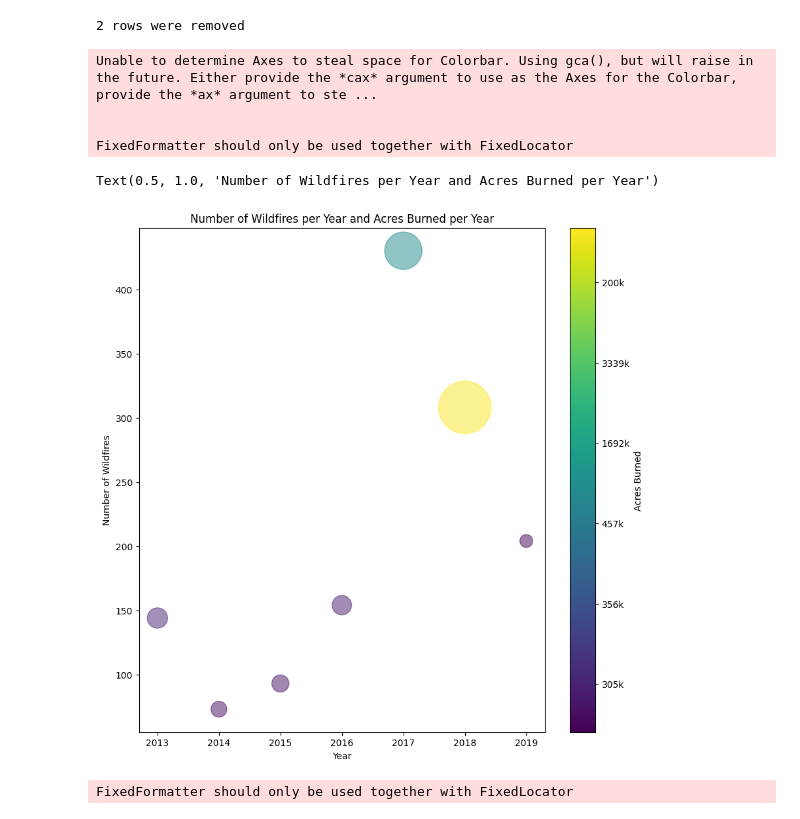
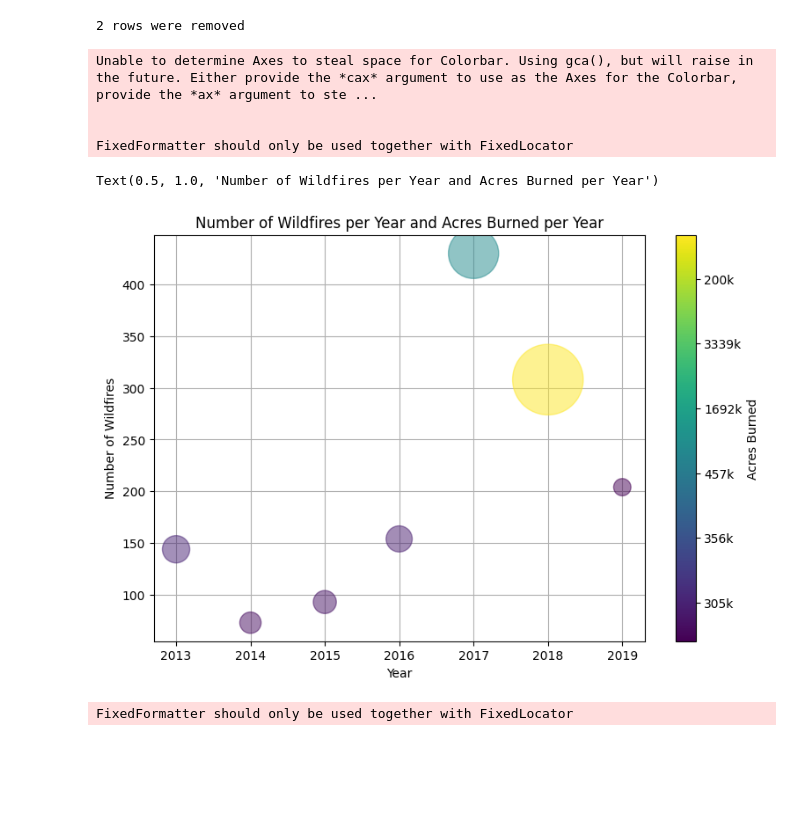
Before and after one commit to okaynils/fhnw-ds-gdv, a Jupyter notebook: wildfires.ipynb, the cells around one changed output. Cells and saved outputs as stored; diff of their text form; code cells hidden in the pictures; blank space fills up the shorter version.

Commit message:
:zap: improved plots

```diff
--- a/wildfires.ipynb
+++ b/wildfires.ipynb
@@ -269,6 +282,7 @@ df_select['Extinguished'] = df_select['Extinguished'].apply(lambda x: parse(x) i
 df_select['DaysLasted'] = (df_select['Extinguished'] - df_select['Started']).dt.days
 
 # New variable, describing how many resources were assigned
-df_select['ResourcesAssigned'] = df_select['AirTankers'] + df_select['Helicopters'] + df_select['Dozers'] + df_select['Engines'] + df_select['WaterTenders']
+df_select['ResourcesAssigned'] = df_select['AirTankers'] + df_select['Helicopters'] + df_select['Dozers'] + df_select['Engines'] + df_select['WaterTenders'] + df_select['PersonnelInvolved']
+df_select_res = df_select[df_select['ResourcesAssigned'] > 0]
 # %%
 # Plot days lasted vs resources used
@@ -295,29 +309,30 @@ print(df_length-len(df_select), 'rows were removed')
 # %%
 # Number of wildfires per year and acres burned per year
 year_counts = df_select['Started'].dt.year.value_counts().sort_index()
 year_acres = df_select.groupby(df_select['Started'].dt.year)['AcresBurned'].sum()
 
 # Plot scatter of wildfires per year, scatter dots show acres burned per year
-fig, ax = plt.subplots(figsize=(10, 10))
-ax.scatter(x=year_counts.index, y=year_counts, s=year_acres/1000, alpha=0.5, c=year_acres, cmap='viridis')
+fig, ax = plt.subplots(figsize=(9, 6))
+ax.scatter(x=year_counts.index, y=year_counts, s=year_acres/1000, alpha=0.5, c=year_acres, cmap='viridis', zorder=2)
+ax.grid(True, zorder=1)
 
 # Add scalar mappable showing acres burned and ticks in thousands with k at the end
 sm = plt.cm.ScalarMappable(cmap='viridis', norm=plt.Normalize(vmin=year_acres.min(), vmax=year_acres.max()))
 sm._A = []
 cbar = fig.colorbar(sm)
 cbar.ax.set_ylabel('Acres Burned')
 cbar.ax.set_yticklabels([str(int(i/1000))+'k' for i in year_acres])
 
 ax.set_xlabel('Year')
 ax.set_ylabel('Number of Wildfires')
 ax.set_title('Number of Wildfires per Year and Acres Burned per Year')
 # %% [output]
 Unable to determine Axes to steal space for Colorbar. Using gca(), but will raise in the future. Either provide the *cax* argument to use as the Axes for the Colorbar, provide the *ax* argument to ste ...
 
 
 FixedFormatter should only be used together with FixedLocator
 Text(0.5, 1.0, 'Number of Wildfires per Year and Acres Burned per Year')
-[figure, old version]
+[figure, new version]
 # %%
 fig, ax = plt.subplots(figsize=(7, 5))
 
```
Also changed, not shown: parts of 3 cells of this notebook.
